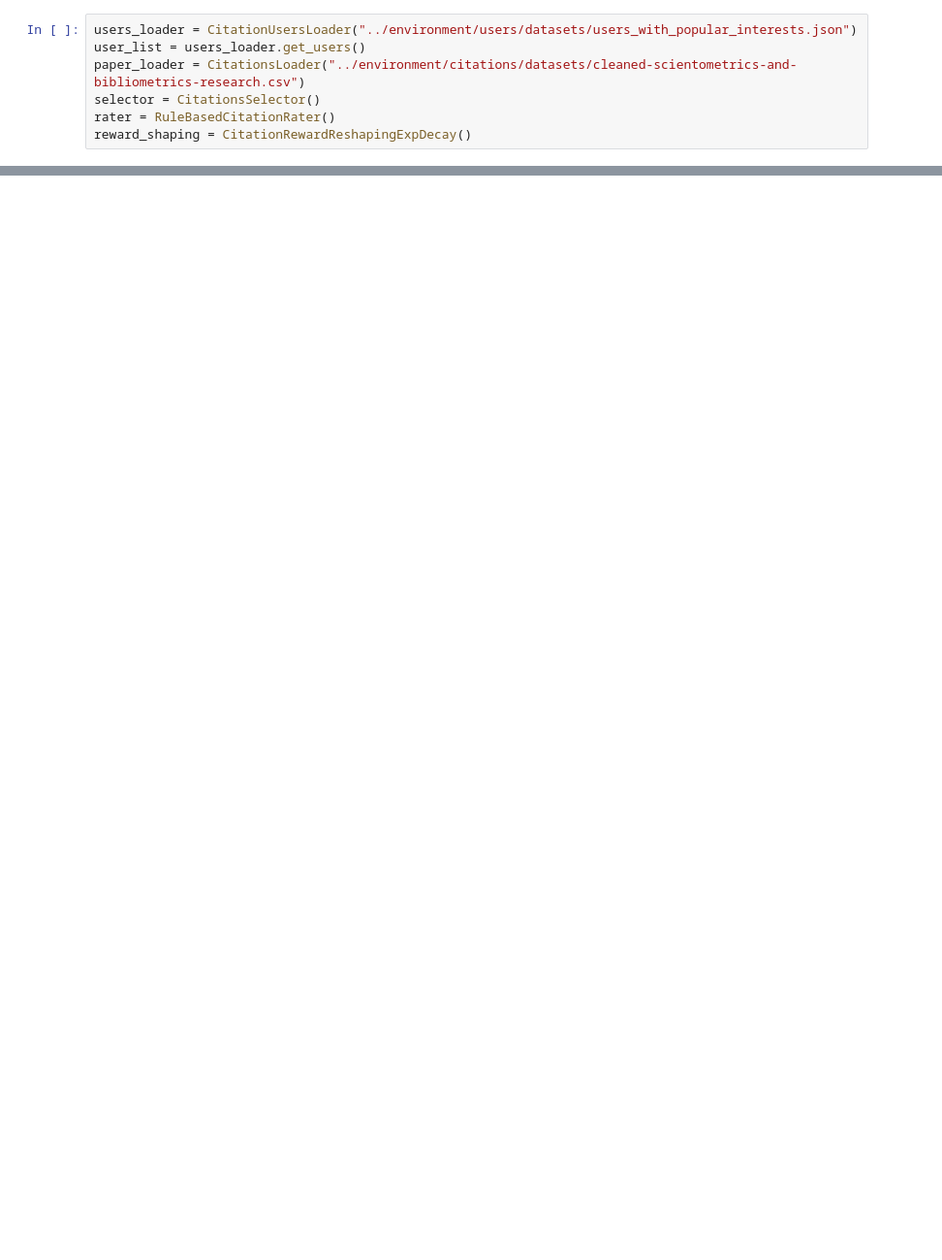
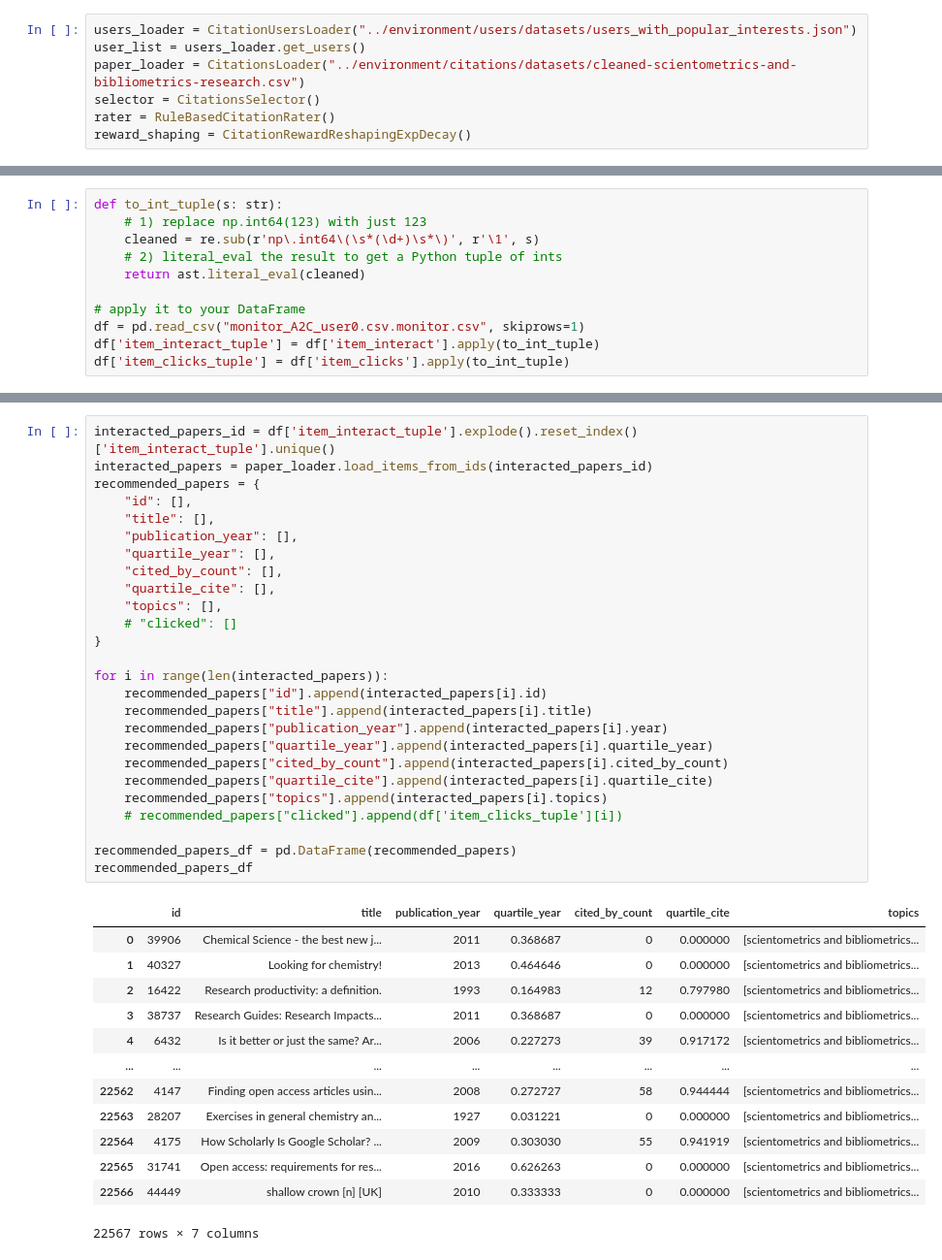
Before and after one commit to Assylnur/SUBER, a Jupyter notebook: notebooks/user_env_A2C.ipynb, the cells around one changed output, grey strips where cells are left out. Shown at 97% size. Drawn from its saved outputs; the diff is of its cells as text; blank space fills up the shorter version.

```diff
--- a/notebooks/user_env_A2C.ipynb
+++ b/notebooks/user_env_A2C.ipynb
@@ -125,0 +139,11 @@ plot_rewards(user_rewards)
+# %%
+def to_int_tuple(s: str):
+    # 1) replace np.int64(123) with just 123
+    cleaned = re.sub(r'np\.int64\(\s*(\d+)\s*\)', r'\1', s)
+    # 2) literal_eval the result to get a Python tuple of ints
+    return ast.literal_eval(cleaned)
+
+# apply it to your DataFrame
+df = pd.read_csv("monitor_A2C_user0.csv.monitor.csv", skiprows=1)
+df['item_interact_tuple'] = df['item_interact'].apply(to_int_tuple)
+df['item_clicks_tuple'] = df['item_clicks'].apply(to_int_tuple)
@@ -125,0 +154,40 @@ plot_rewards(user_rewards)
+# %%
+interacted_papers_id = df['item_interact_tuple'].explode().reset_index()['item_interact_tuple'].unique()
+interacted_papers = paper_loader.load_items_from_ids(interacted_papers_id)
+recommended_papers = {
+    "id": [],
+    "title": [],
+    "publication_year": [],
+    "quartile_year": [],
+    "cited_by_count": [],
+    "quartile_cite": [],
+    "topics": [],
+    # "clicked": []
+}
+
+for i in range(len(interacted_papers)):
+    recommended_papers["id"].append(interacted_papers[i].id)
+    recommended_papers["title"].append(interacted_papers[i].title)
+    recommended_papers["publication_year"].append(interacted_papers[i].year)
+    recommended_papers["quartile_year"].append(interacted_papers[i].quartile_year)
+    recommended_papers["cited_by_count"].append(interacted_papers[i].cited_by_count)
+    recommended_papers["quartile_cite"].append(interacted_papers[i].quartile_cite)
+    recommended_papers["topics"].append(interacted_papers[i].topics)
+    # recommended_papers["clicked"].append(df['item_clicks_tuple'][i])
+
+recommended_papers_df = pd.DataFrame(recommended_papers)
+recommended_papers_df
+# %% [output]
+|  | id | title | publication_year | quartile_year | cited_by_count | quartile_cite | topics |
+| 0 | 39906 | Chemical Science - the best new j... | 2011 | 0.368687 | 0 | 0.000000 | [scientometrics and bibliometrics... |
+| 1 | 40327 | Looking for chemistry! | 2013 | 0.464646 | 0 | 0.000000 | [scientometrics and bibliometrics... |
+| 2 | 16422 | Research productivity: a definition. | 1993 | 0.164983 | 12 | 0.797980 | [scientometrics and bibliometrics... |
+| 3 | 38737 | Research Guides: Research Impacts... | 2011 | 0.368687 | 0 | 0.000000 | [scientometrics and bibliometrics... |
+| 4 | 6432 | Is it better or just the same? Ar... | 2006 | 0.227273 | 39 | 0.917172 | [scientometrics and bibliometrics... |
+| ... | ... | ... | ... | ... | ... | ... | ... |
+| 22562 | 4147 | Finding open access articles usin... | 2008 | 0.272727 | 58 | 0.944444 | [scientometrics and bibliometrics... |
+| 22563 | 28207 | Exercises in general chemistry an... | 1927 | 0.031221 | 0 | 0.000000 | [scientometrics and bibliometrics... |
+| 22564 | 4175 | How Scholarly Is Google Scholar? ... | 2009 | 0.303030 | 55 | 0.941919 | [scientometrics and bibliometrics... |
+| 22565 | 31741 | Open access: requirements for res... | 2016 | 0.626263 | 0 | 0.000000 | [scientometrics and bibliometrics... |
+| 22566 | 44449 | shallow crown [n] [UK] | 2010 | 0.333333 | 0 | 0.000000 | [scientometrics and bibliometrics... |
+22567 rows × 7 columns
```
Also changed, not shown: parts of 19 cells of this notebook, 33 other files.
